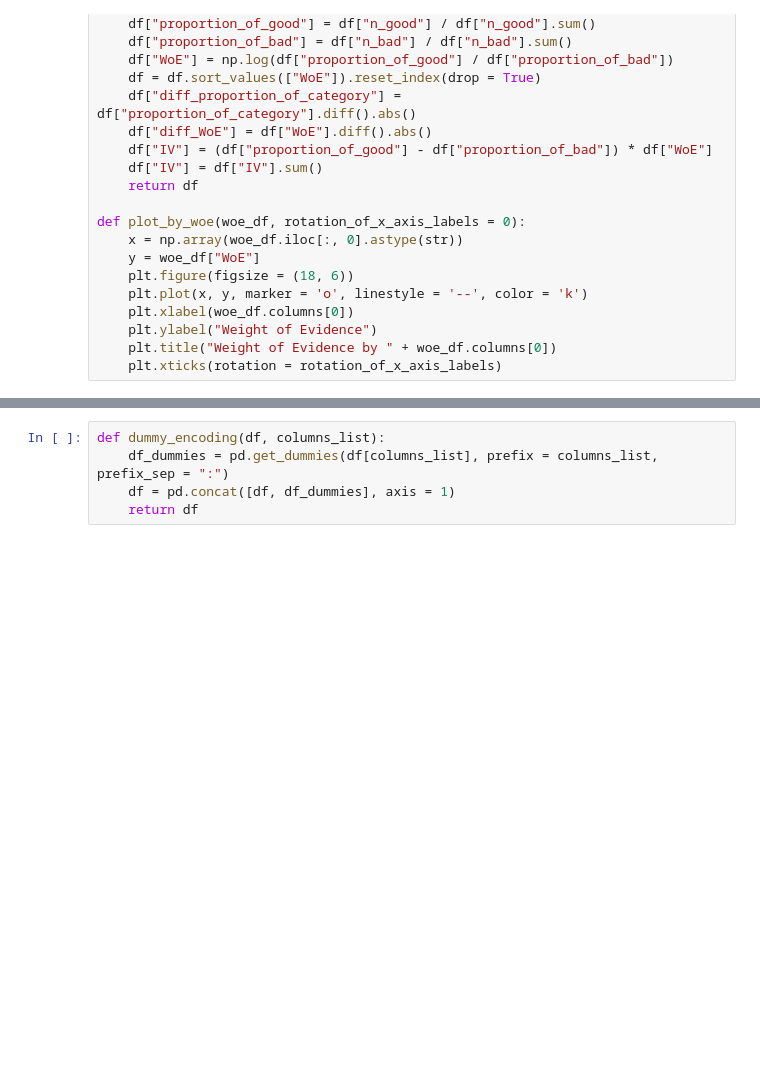
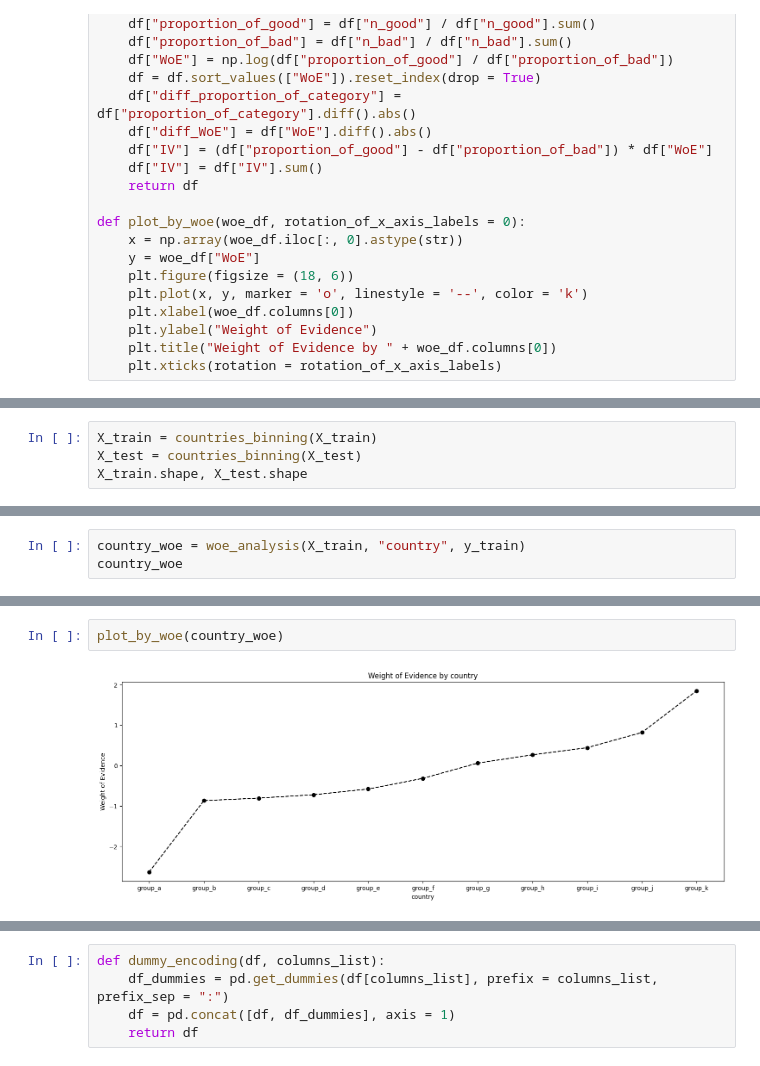
Before and after one commit to hardefarogonondo/IBRD-credit-scorecard-predictive-engine, a Jupyter notebook: notebooks/3_feature_engineering/feature_engineering.ipynb, the cells around one changed output, grey strips where cells are left out. Drawn from its saved outputs; the diff is of its cells as text; blank space fills up the shorter version.

```diff
--- a/notebooks/3_feature_engineering/feature_engineering.ipynb
+++ b/notebooks/3_feature_engineering/feature_engineering.ipynb
@@ -241,0 +524,4 @@ X_test_woe.head()
+# %%
+X_train = countries_binning(X_train)
+X_test = countries_binning(X_test)
+X_train.shape, X_test.shape
@@ -241,0 +548,3 @@ X_test_woe.head()
+# %%
+country_woe = woe_analysis(X_train, "country", y_train)
+country_woe
@@ -241,0 +564,4 @@ X_test_woe.head()
+# %%
+plot_by_woe(country_woe)
+# %% [output]
+[figure, added]
```
Also changed, not shown: parts of 94 cells of this notebook.
